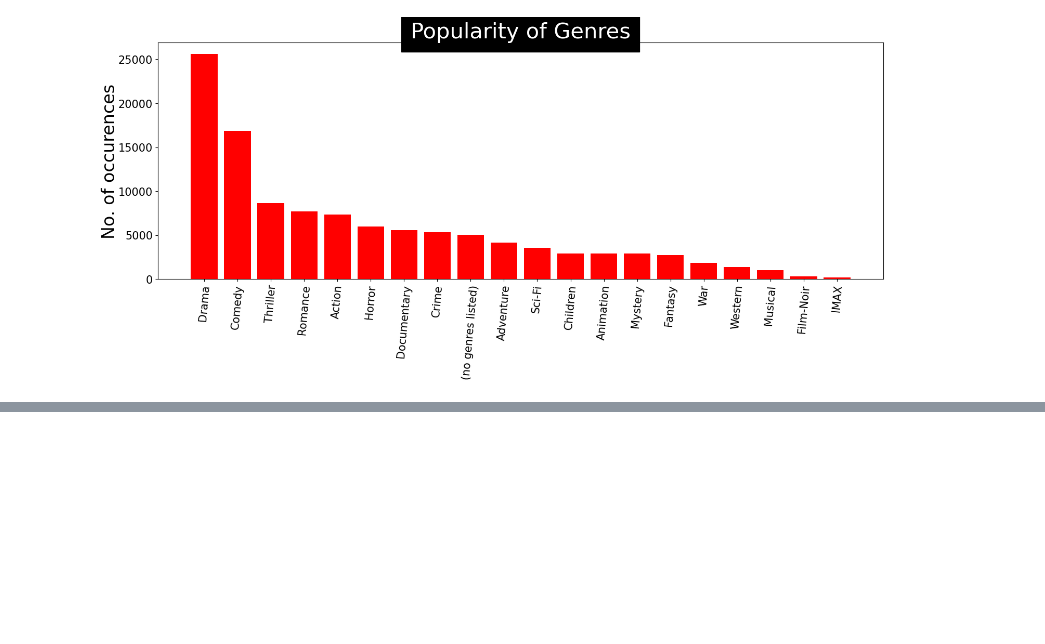
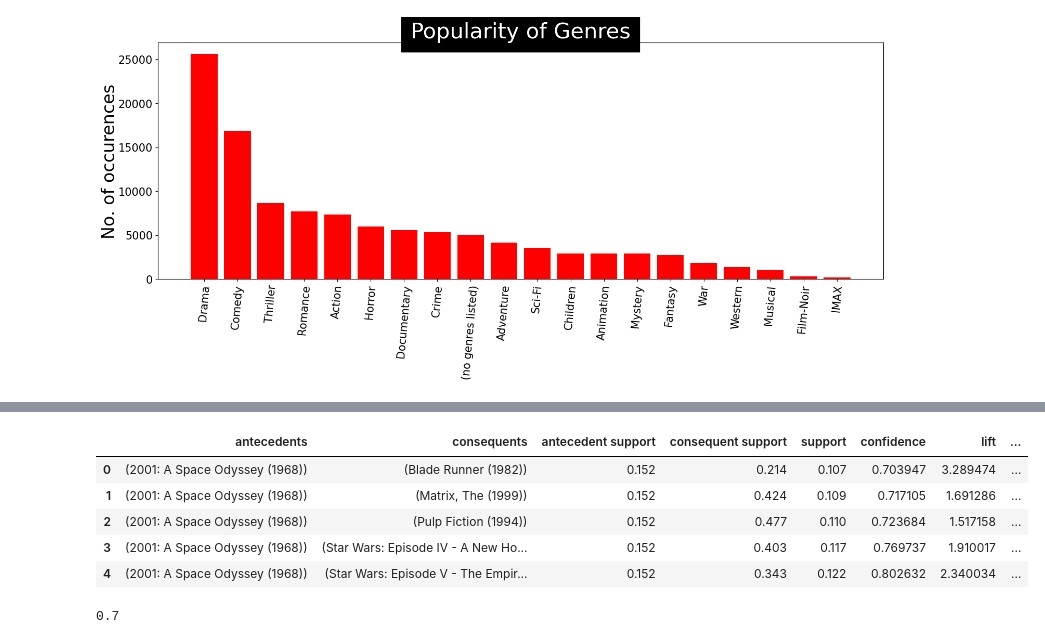
Before and after one commit to mustafabayrak0/Movie-Recommendation-System, a Jupyter notebook: analysis-of-movielens-analysis.ipynb, the cells around one changed output, grey strips where cells are left out. Saved outputs shown, nothing was run; the diff lists cells and outputs as text; code cells hidden in the pictures; blank space fills up the shorter version.

Commit message:
Apriori Rule is Tested

```diff
--- a/analysis-of-movielens-analysis.ipynb
+++ b/analysis-of-movielens-analysis.ipynb
@@ -348,0 +392,8 @@ plt.show()
+# %%
+import pandas as pd
+from sklearn.preprocessing import MultiLabelBinarizer
+from mlxtend.frequent_patterns import apriori, association_rules
+sampled_data = movie_data_ratings_data_grouped_by_userId.sample(frac=0.25, random_state=42)
+frequent_itemsets = apriori(movie_data_ratings_data_encoded.drop(columns=["userId"]), min_support=0.1, use_colnames=True)
+rules = association_rules(frequent_itemsets, metric="confidence", min_threshold=0.7)
+print(rules)
@@ -348,0 +418,13 @@ plt.show()
+# %%
+rules.head()
+# %% [output]
+|  | antecedents | consequents | antecedent support | consequent support | support | confidence | lift | ... |
+| 0 | (2001: A Space Odyssey (1968)) | (Blade Runner (1982)) | 0.152 | 0.214 | 0.107 | 0.703947 | 3.289474 | ... |
+| 1 | (2001: A Space Odyssey (1968)) | (Matrix, The (1999)) | 0.152 | 0.424 | 0.109 | 0.717105 | 1.691286 | ... |
+| 2 | (2001: A Space Odyssey (1968)) | (Pulp Fiction (1994)) | 0.152 | 0.477 | 0.110 | 0.723684 | 1.517158 | ... |
+| 3 | (2001: A Space Odyssey (1968)) | (Star Wars: Episode IV - A New Ho... | 0.152 | 0.403 | 0.117 | 0.769737 | 1.910017 | ... |
+| 4 | (2001: A Space Odyssey (1968)) | (Star Wars: Episode V - The Empir... | 0.152 | 0.343 | 0.122 | 0.802632 | 2.340034 | ... |
+# %%
+rules["confidence"].min()
+# %% [output]
+0.7
```
Also changed, not shown: parts of 8 cells of this notebook.
